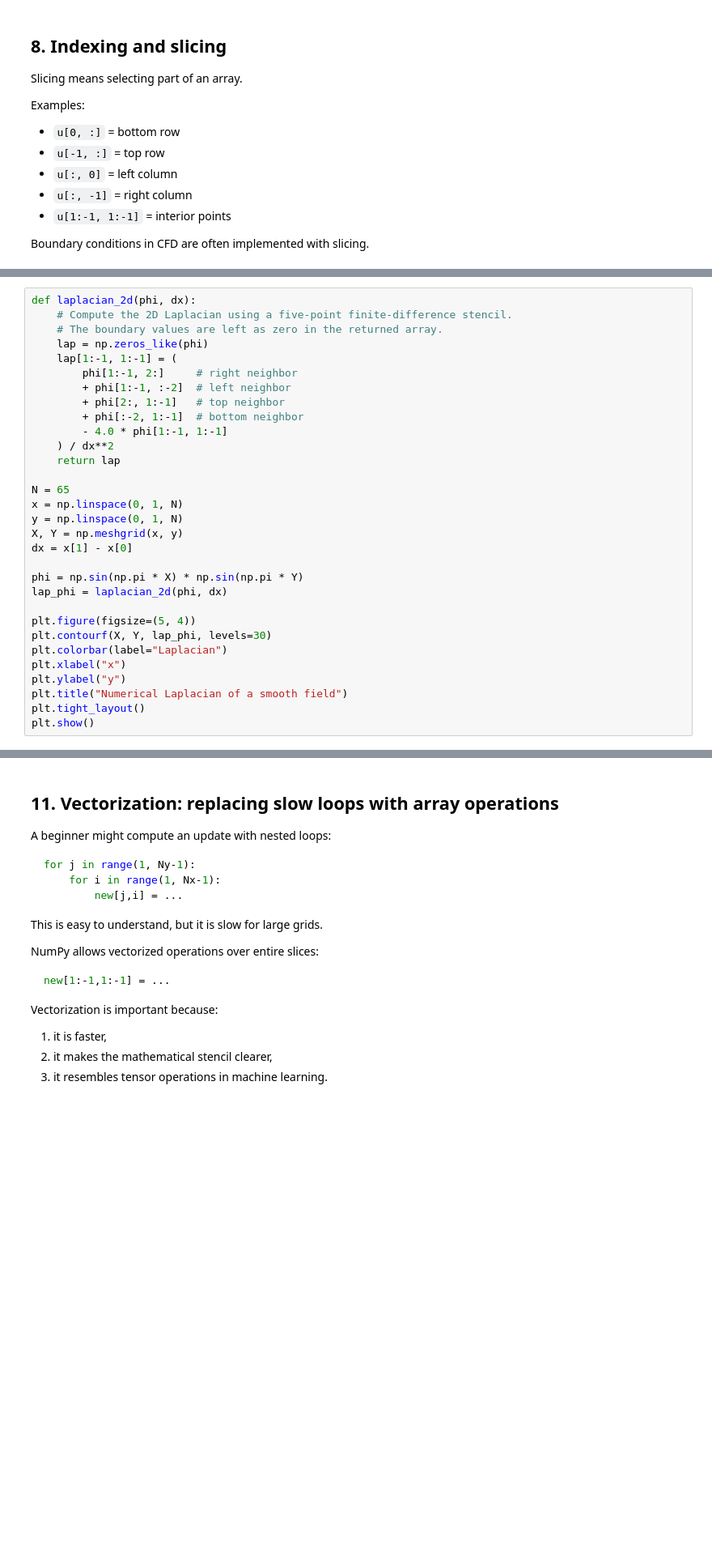
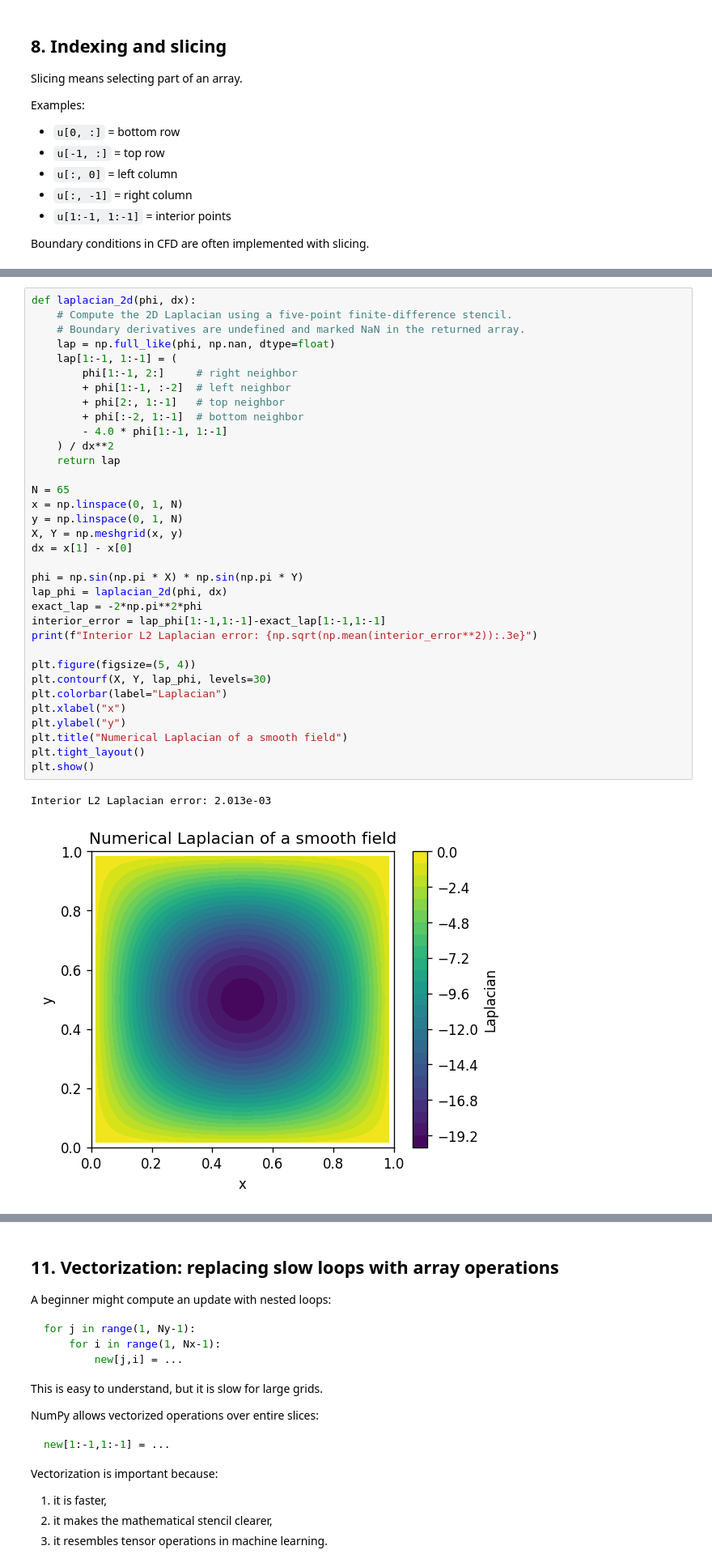
Before and after one commit to Ehsan-Roohi/FlowMLLab, a Jupyter notebook: notebooks/week01/01_python_for_cfd_ai_fluids.ipynb, the cells around one changed output, grey strips where cells are left out. Shown at 81% size. Saved outputs shown, nothing was run; the diff lists cells and outputs as text; blank space fills up the shorter version.

```diff
--- a/notebooks/week01/01_python_for_cfd_ai_fluids.ipynb
+++ b/notebooks/week01/01_python_for_cfd_ai_fluids.ipynb
@@ -582,34 +700,40 @@ This locality is also why convolutional neural networks are natural for grid-bas
 # %%
 def laplacian_2d(phi, dx):
     # Compute the 2D Laplacian using a five-point finite-difference stencil.
-    # The boundary values are left as zero in the returned array.
-    lap = np.zeros_like(phi)
+    # Boundary derivatives are undefined and marked NaN in the returned array.
+    lap = np.full_like(phi, np.nan, dtype=float)
     lap[1:-1, 1:-1] = (
         phi[1:-1, 2:]     # right neighbor
         + phi[1:-1, :-2]  # left neighbor
         + phi[2:, 1:-1]   # top neighbor
         + phi[:-2, 1:-1]  # bottom neighbor
         - 4.0 * phi[1:-1, 1:-1]
     ) / dx**2
     return lap
 
 N = 65
 x = np.linspace(0, 1, N)
 y = np.linspace(0, 1, N)
 X, Y = np.meshgrid(x, y)
 dx = x[1] - x[0]
 
 phi = np.sin(np.pi * X) * np.sin(np.pi * Y)
 lap_phi = laplacian_2d(phi, dx)
+exact_lap = -2*np.pi**2*phi
+interior_error = lap_phi[1:-1,1:-1]-exact_lap[1:-1,1:-1]
+print(f"Interior L2 Laplacian error: {np.sqrt(np.mean(interior_error**2)):.3e}")
 
 plt.figure(figsize=(5, 4))
 plt.contourf(X, Y, lap_phi, levels=30)
 plt.colorbar(label="Laplacian")
 plt.xlabel("x")
 plt.ylabel("y")
 plt.title("Numerical Laplacian of a smooth field")
 plt.tight_layout()
 plt.show()
+# %% [output]
+Interior L2 Laplacian error: 2.013e-03
+[figure, added]
 # %% [markdown]
 ## 10. Boundary conditions: values imposed on the edges
 
```
Also changed, not shown: parts of 46 cells of this notebook, 7 other files.
